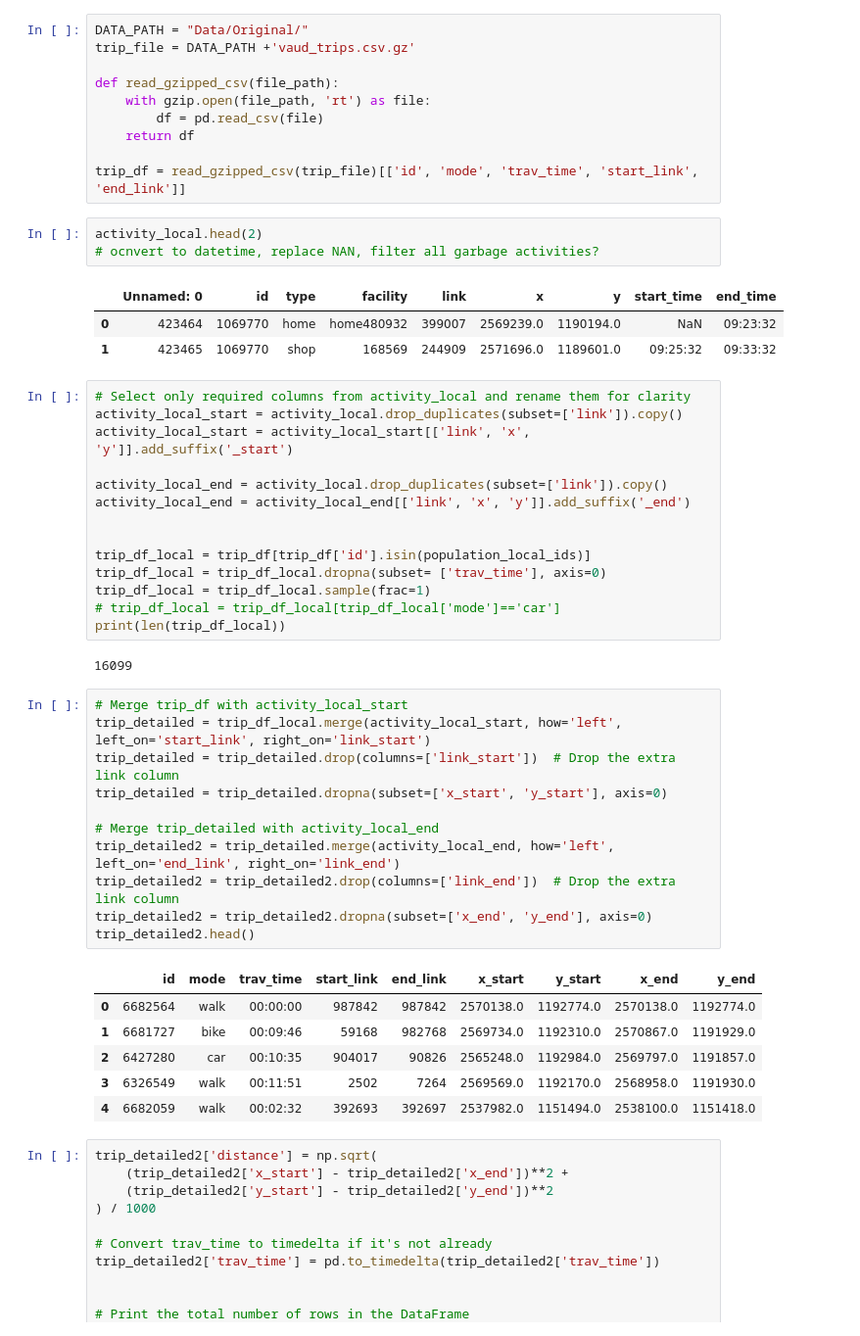
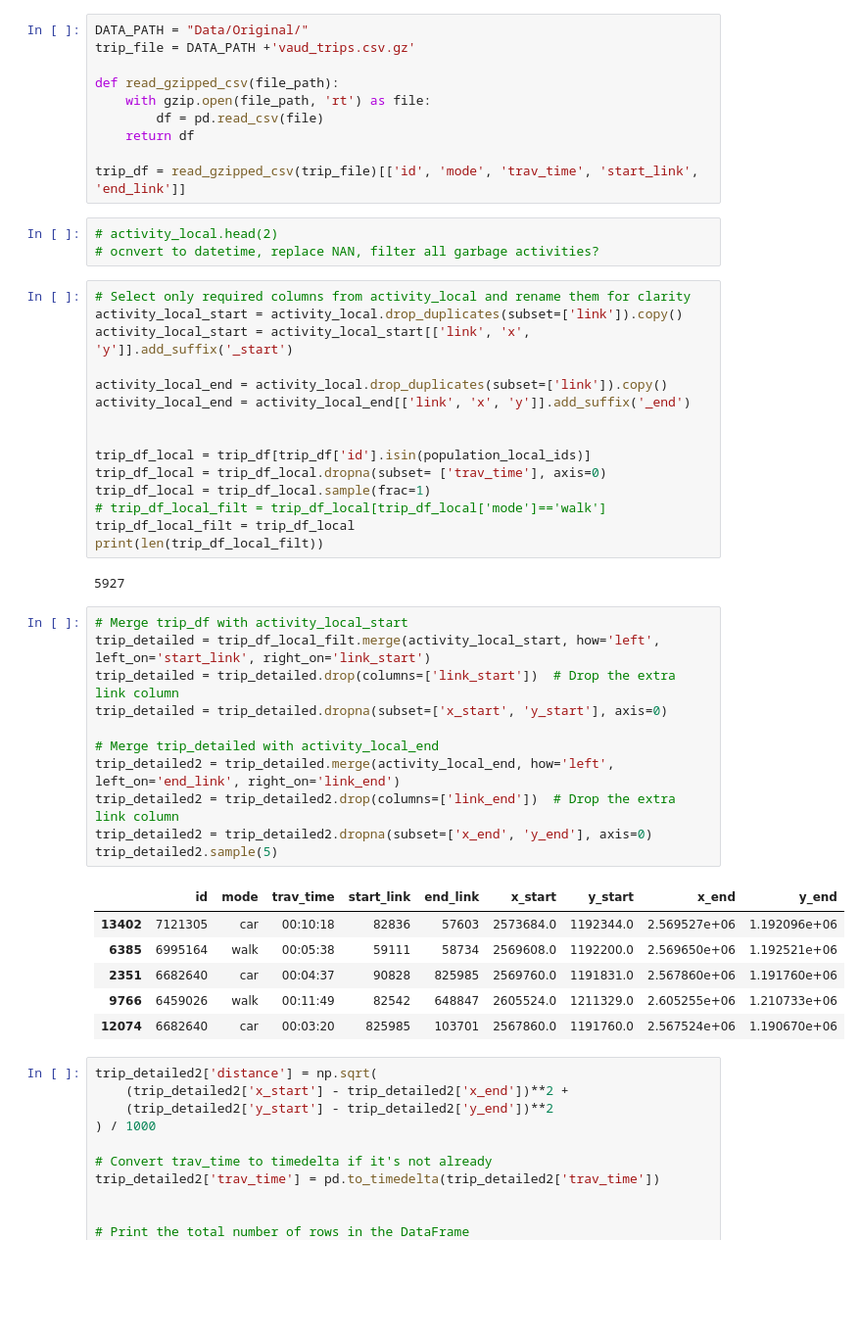
Before and after one commit to phellich/scheduling, a Jupyter notebook: Distributions.ipynb, the cells around one changed output. Shown at 98% size. Saved outputs shown, nothing was run; the diff lists cells and outputs as text; blank space fills up the shorter version.

```diff
--- a/Distributions.ipynb
+++ b/Distributions.ipynb
@@ -284,12 +290,8 @@ def read_gzipped_csv(file_path):
 
 trip_df = read_gzipped_csv(trip_file)[['id', 'mode', 'trav_time', 'start_link', 'end_link']]
 # %%
-activity_local.head(2)
+# activity_local.head(2)
 # ocnvert to datetime, replace NAN, filter all garbage activities?
-# %% [output]
-|  | Unnamed: 0 | id | type | facility | link | x | y | start_time | end_time |
-| 0 | 423464 | 1069770 | home | home480932 | 399007 | 2569239.0 | 1190194.0 | NaN | 09:23:32 |
-| 1 | 423465 | 1069770 | shop | 168569 | 244909 | 2571696.0 | 1189601.0 | 09:25:32 | 09:33:32 |
 # %%
 # Select only required columns from activity_local and rename them for clarity
 activity_local_start = activity_local.drop_duplicates(subset=['link']).copy()
@@ -302,28 +304,29 @@ activity_local_end = activity_local_end[['link', 'x', 'y']].add_suffix('_end')
 trip_df_local = trip_df[trip_df['id'].isin(population_local_ids)]
 trip_df_local = trip_df_local.dropna(subset= ['trav_time'], axis=0)
 trip_df_local = trip_df_local.sample(frac=1)
-# trip_df_local = trip_df_local[trip_df_local['mode']=='car']
-print(len(trip_df_local))
+# trip_df_local_filt = trip_df_local[trip_df_local['mode']=='walk']
+trip_df_local_filt = trip_df_local
+print(len(trip_df_local_filt))
 # %% [output]
-16099
+5927
 # %%
 # Merge trip_df with activity_local_start
-trip_detailed = trip_df_local.merge(activity_local_start, how='left', left_on='start_link', right_on='link_start')
+trip_detailed = trip_df_local_filt.merge(activity_local_start, how='left', left_on='start_link', right_on='link_start')
 trip_detailed = trip_detailed.drop(columns=['link_start'])  # Drop the extra link column
 trip_detailed = trip_detailed.dropna(subset=['x_start', 'y_start'], axis=0)
 
 # Merge trip_detailed with activity_local_end
 trip_detailed2 = trip_detailed.merge(activity_local_end, how='left', left_on='end_link', right_on='link_end')
 trip_detailed2 = trip_detailed2.drop(columns=['link_end'])  # Drop the extra link column
 trip_detailed2 = trip_detailed2.dropna(subset=['x_end', 'y_end'], axis=0)
-trip_detailed2.head()
+trip_detailed2.sample(5)
 # %% [output]
 |  | id | mode | trav_time | start_link | end_link | x_start | y_start | x_end | y_end |
-| 0 | 6682564 | walk | 00:00:00 | 987842 | 987842 | 2570138.0 | 1192774.0 | 2570138.0 | 1192774.0 |
-| 1 | 6681727 | bike | 00:09:46 | 59168 | 982768 | 2569734.0 | 1192310.0 | 2570867.0 | 1191929.0 |
-| 2 | 6427280 | car | 00:10:35 | 904017 | 90826 | 2565248.0 | 1192984.0 | 2569797.0 | 1191857.0 |
-| 3 | 6326549 | walk | 00:11:51 | 2502 | 7264 | 2569569.0 | 1192170.0 | 2568958.0 | 1191930.0 |
-| 4 | 6682059 | walk | 00:02:32 | 392693 | 392697 | 2537982.0 | 1151494.0 | 2538100.0 | 1151418.0 |
+| 13402 | 7121305 | car | 00:10:18 | 82836 | 57603 | 2573684.0 | 1192344.0 | 2.569527e+06 | 1.192096e+06 |
+| 6385 | 6995164 | walk | 00:05:38 | 59111 | 58734 | 2569608.0 | 1192200.0 | 2.569650e+06 | 1.192521e+06 |
+| 2351 | 6682640 | car | 00:04:37 | 90828 | 825985 | 2569760.0 | 1191831.0 | 2.567860e+06 | 1.191760e+06 |
+| 9766 | 6459026 | walk | 00:11:49 | 82542 | 648847 | 2605524.0 | 1211329.0 | 2.605255e+06 | 1.210733e+06 |
+| 12074 | 6682640 | car | 00:03:20 | 825985 | 103701 | 2567860.0 | 1191760.0 | 2.567524e+06 | 1.190670e+06 |
 # %%
 trip_detailed2['distance'] = np.sqrt(
     (trip_detailed2['x_start'] - trip_detailed2['x_end'])**2 +
```
Also changed, not shown: parts of 4 cells of this notebook, 30 other files.
